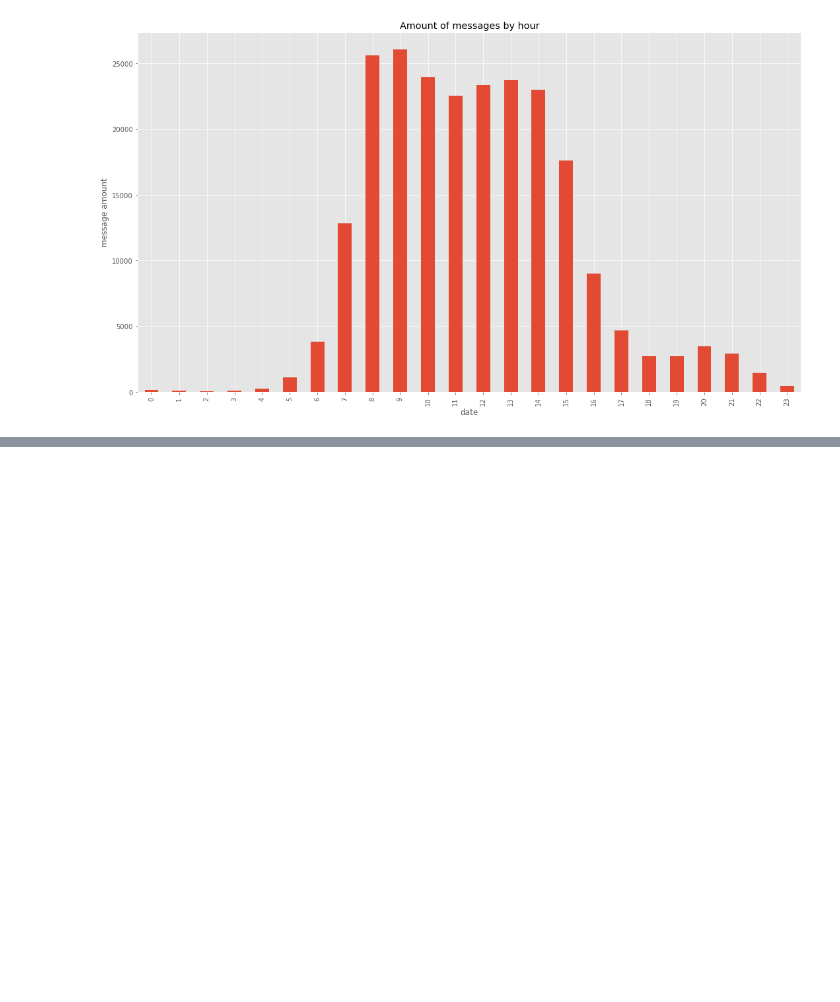
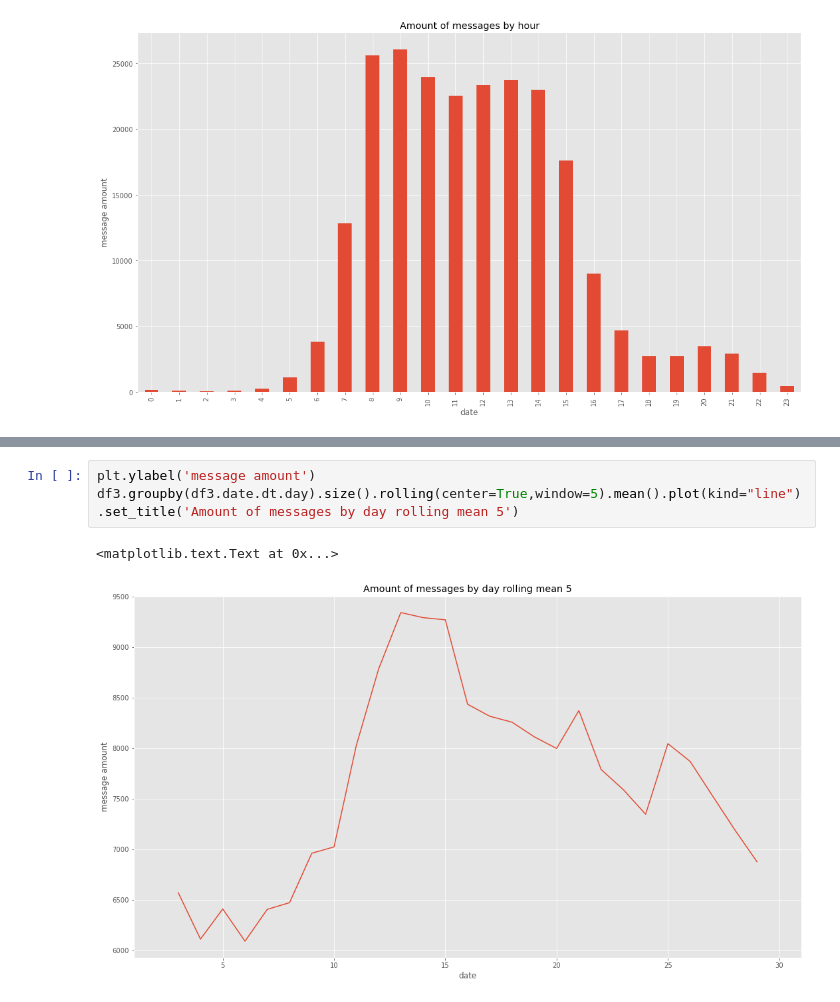
Before and after one commit to lobzison/Analysis-of-nyet, a Jupyter notebook: NYET.ipynb, the cells around one changed output, grey strips where cells are left out. Saved outputs shown, nothing was run; the diff lists cells and outputs as text; blank space fills up the shorter version.

```diff
--- a/NYET.ipynb
+++ b/NYET.ipynb
@@ -180,0 +193,6 @@ df3.groupby(df3.date.dt.hour).size().plot(kind="bar").set_title('Amount of messa
+# %%
+plt.ylabel('message amount')
+df3.groupby(df3.date.dt.day).size().rolling(center=True,window=5).mean().plot(kind="line").set_title('Amount of messages by day rolling mean 5')
+# %% [output]
+<matplotlib.text.Text at 0x...>
+[figure, added]
```
Also changed, not shown: parts of 2 cells of this notebook.
